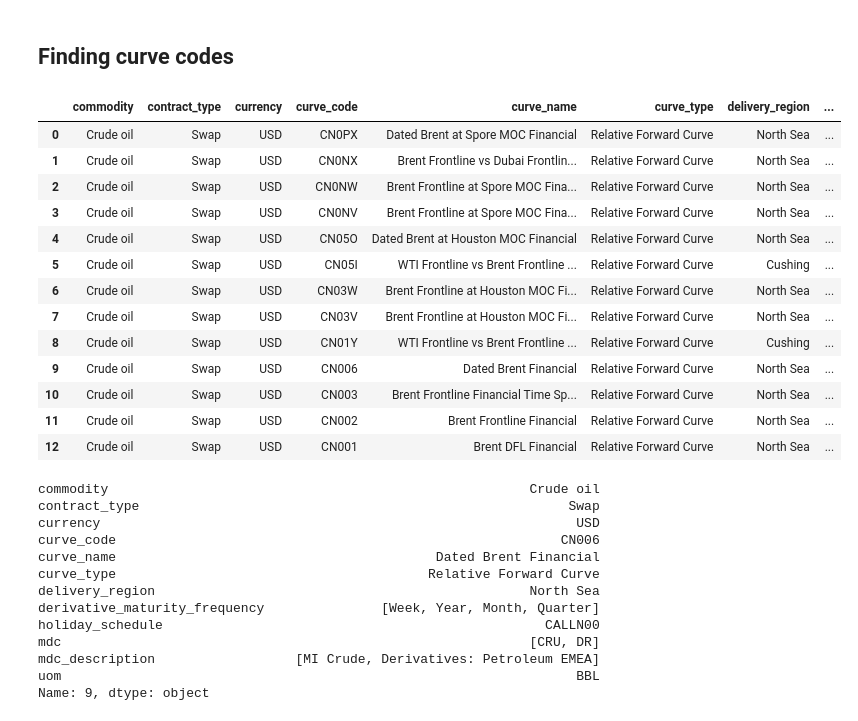
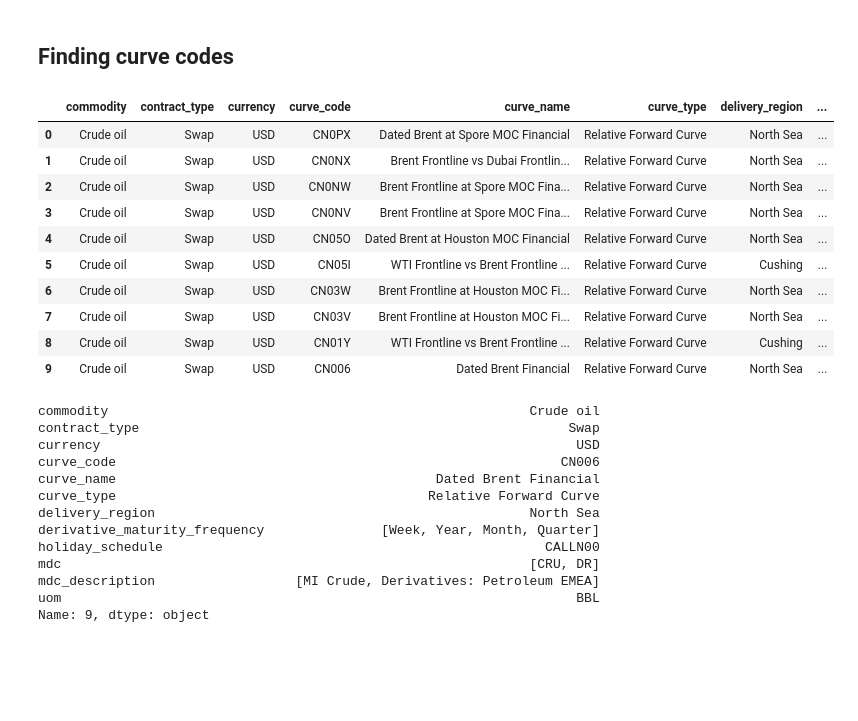
Before and after one commit to achristie/images, a Jupyter notebook: forwardCurves.ipynb, the cells around one changed output. Drawn from its saved outputs; the diff is of its cells as text; code cells hidden in the pictures; blank space fills up the shorter version.

```diff
--- a/forwardCurves.ipynb
+++ b/forwardCurves.ipynb
@@ -9,22 +9,19 @@ fc = ci.ForwardCurves()
 ## Finding curve codes
 # %%
 brent_curves = fc.get_curves(q="Brent Financial", commodity="Crude oil")
-brent_curves.head(15)
+brent_curves.head(10)
 # %% [output]
 |  | commodity | contract_type | currency | curve_code | curve_name | curve_type | delivery_region | ... |
 | 0 | Crude oil | Swap | USD | CN0PX | Dated Brent at Spore MOC Financial | Relative Forward Curve | North Sea | ... |
 | 1 | Crude oil | Swap | USD | CN0NX | Brent Frontline vs Dubai Frontlin... | Relative Forward Curve | North Sea | ... |
 | 2 | Crude oil | Swap | USD | CN0NW | Brent Frontline at Spore MOC Fina... | Relative Forward Curve | North Sea | ... |
 | 3 | Crude oil | Swap | USD | CN0NV | Brent Frontline at Spore MOC Fina... | Relative Forward Curve | North Sea | ... |
 | 4 | Crude oil | Swap | USD | CN05O | Dated Brent at Houston MOC Financial | Relative Forward Curve | North Sea | ... |
 | 5 | Crude oil | Swap | USD | CN05I | WTI Frontline vs Brent Frontline ... | Relative Forward Curve | Cushing | ... |
 | 6 | Crude oil | Swap | USD | CN03W | Brent Frontline at Houston MOC Fi... | Relative Forward Curve | North Sea | ... |
 | 7 | Crude oil | Swap | USD | CN03V | Brent Frontline at Houston MOC Fi... | Relative Forward Curve | North Sea | ... |
 | 8 | Crude oil | Swap | USD | CN01Y | WTI Frontline vs Brent Frontline ... | Relative Forward Curve | Cushing | ... |
 | 9 | Crude oil | Swap | USD | CN006 | Dated Brent Financial | Relative Forward Curve | North Sea | ... |
-| 10 | Crude oil | Swap | USD | CN003 | Brent Frontline Financial Time Sp... | Relative Forward Curve | North Sea | ... |
-| 11 | Crude oil | Swap | USD | CN002 | Brent Frontline Financial | Relative Forward Curve | North Sea | ... |
-| 12 | Crude oil | Swap | USD | CN001 | Brent DFL Financial | Relative Forward Curve | North Sea | ... |
 # %%
 dbf = brent_curves.iloc[9]
 print(dbf)
```
Also changed, not shown: parts of 1 cell of this notebook.
